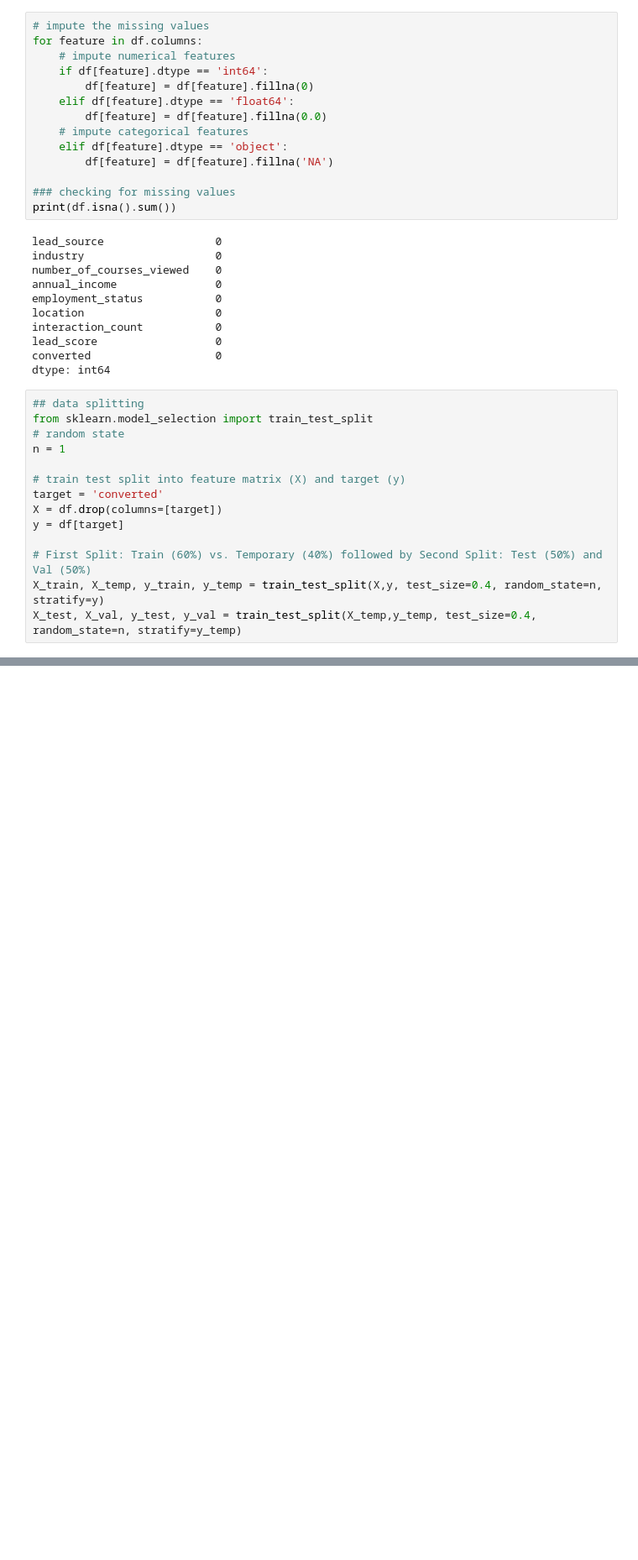
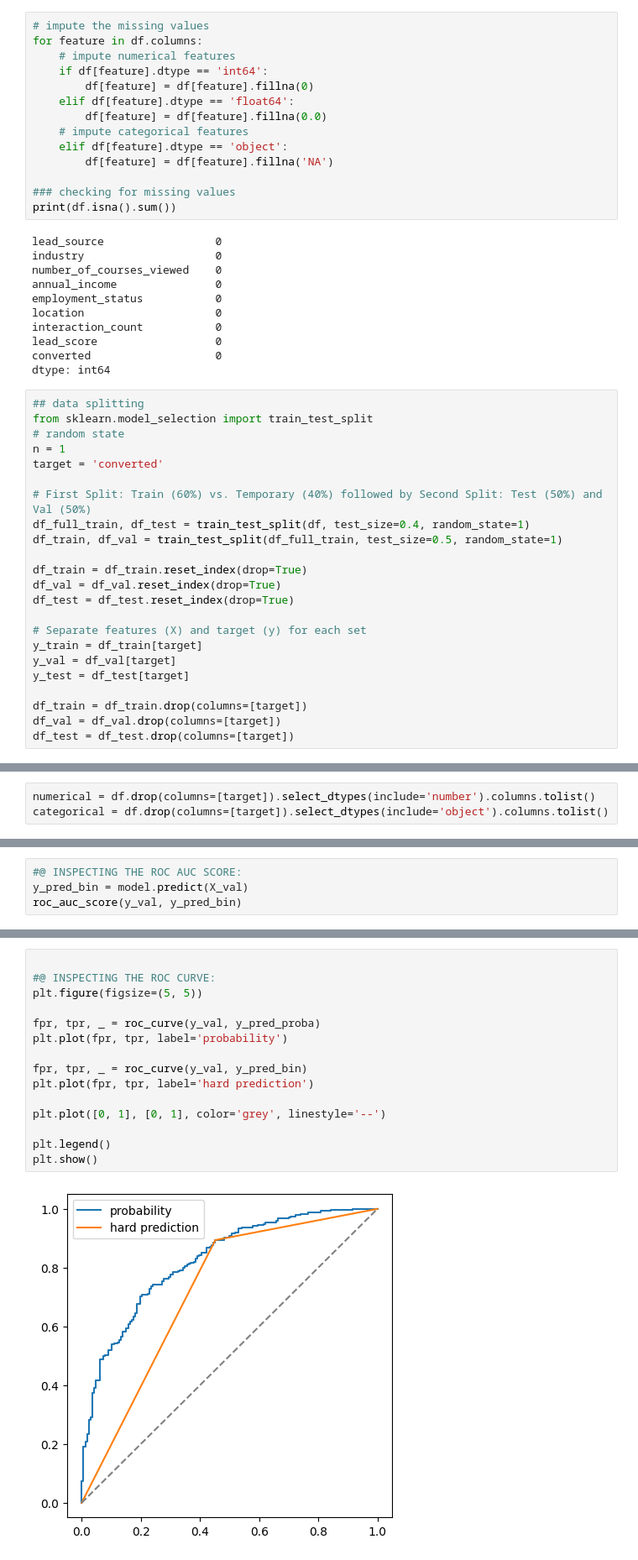
Before and after one commit to raven0205/machine-learning-zoomcamp-2025, a Jupyter notebook: 04-evaluation/Homework4.ipynb, the cells around one changed output, grey strips where cells are left out. Shown: that part at 84% size. Drawn from its saved outputs; the diff is of its cells as text; blank space fills up the shorter version.

```diff
--- a/04-evaluation/Homework4.ipynb
+++ b/04-evaluation/Homework4.ipynb
@@ -215,12 +120,21 @@ dtype: int64
 from sklearn.model_selection import train_test_split
 # random state
 n = 1
-
-# train test split into feature matrix (X) and target (y)
 target = 'converted'
-X = df.drop(columns=[target])
-y = df[target]
 
 # First Split: Train (60%) vs. Temporary (40%) followed by Second Split: Test (50%) and Val (50%)
-X_train, X_temp, y_train, y_temp = train_test_split(X,y, test_size=0.4, random_state=n, stratify=y)
-X_test, X_val, y_test, y_val = train_test_split(X_temp,y_temp, test_size=0.4, random_state=n, stratify=y_temp)
+df_full_train, df_test = train_test_split(df, test_size=0.4, random_state=1)
+df_train, df_val = train_test_split(df_full_train, test_size=0.5, random_state=1)
+
+df_train = df_train.reset_index(drop=True)
+df_val = df_val.reset_index(drop=True)
+df_test = df_test.reset_index(drop=True)
+
+# Separate features (X) and target (y) for each set
+y_train = df_train[target]
+y_val = df_val[target]
+y_test = df_test[target]
+
+df_train = df_train.drop(columns=[target])
+df_val = df_val.drop(columns=[target])
+df_test = df_test.drop(columns=[target])
@@ -226,0 +164,3 @@ X_test, X_val, y_test, y_val = train_test_split(X_temp,y_temp, test_size=0.4, ra
+# %%
+numerical = df.drop(columns=[target]).select_dtypes(include='number').columns.tolist()
+categorical = df.drop(columns=[target]).select_dtypes(include='object').columns.tolist()
@@ -226,0 +240,4 @@ X_test, X_val, y_test, y_val = train_test_split(X_temp,y_temp, test_size=0.4, ra
+# %%
+#@ INSPECTING THE ROC AUC SCORE:
+y_pred_bin = model.predict(X_val)
+roc_auc_score(y_val, y_pred_bin)
@@ -226,0 +246,17 @@ X_test, X_val, y_test, y_val = train_test_split(X_temp,y_temp, test_size=0.4, ra
+# %%
+
+#@ INSPECTING THE ROC CURVE:
+plt.figure(figsize=(5, 5))
+
+fpr, tpr, _ = roc_curve(y_val, y_pred_proba)
+plt.plot(fpr, tpr, label='probability')
+
+fpr, tpr, _ = roc_curve(y_val, y_pred_bin)
+plt.plot(fpr, tpr, label='hard prediction')
+
+plt.plot([0, 1], [0, 1], color='grey', linestyle='--')
+
+plt.legend()
+plt.show()
+# %% [output]
+[figure, added]
```
Also changed, not shown: parts of 17 cells of this notebook.
